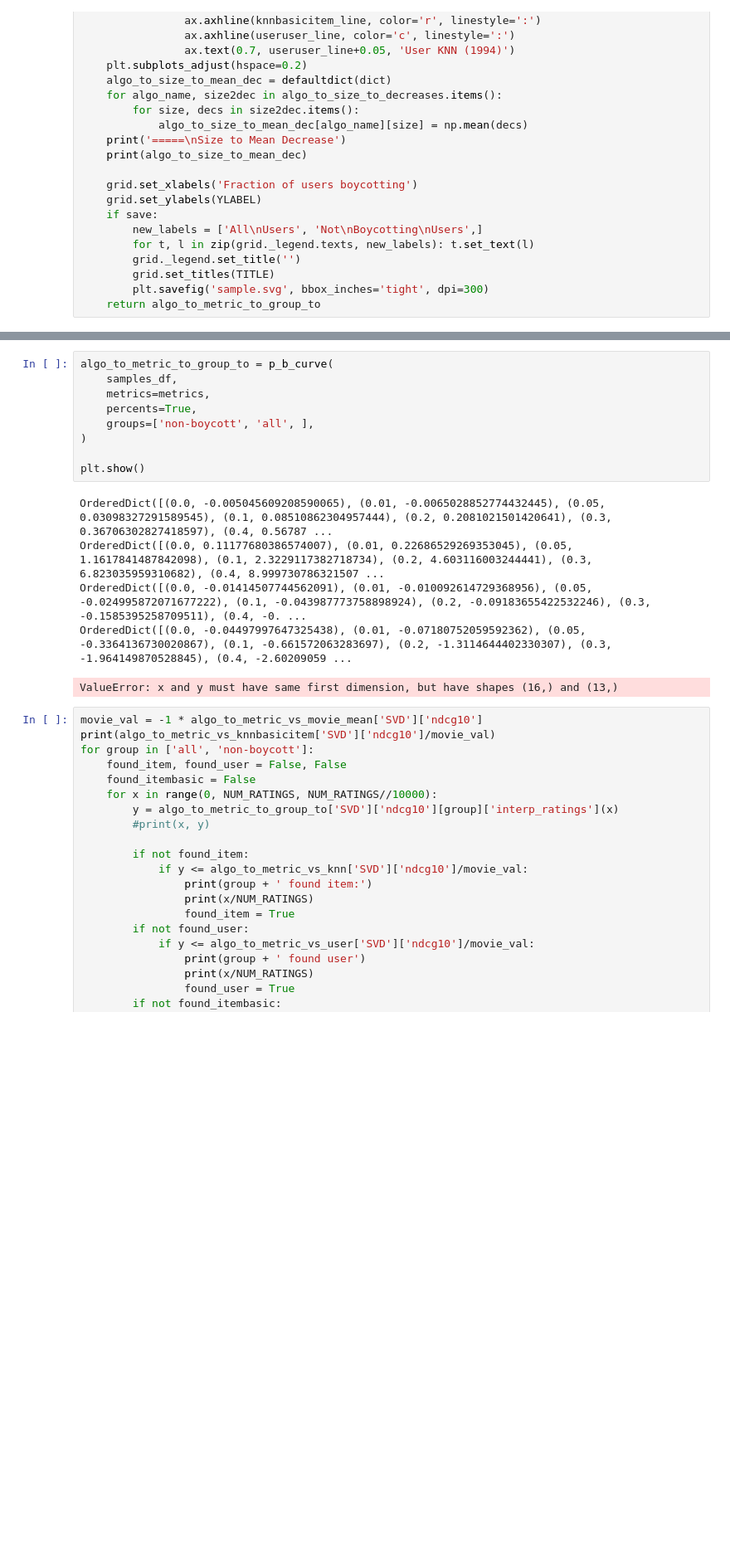
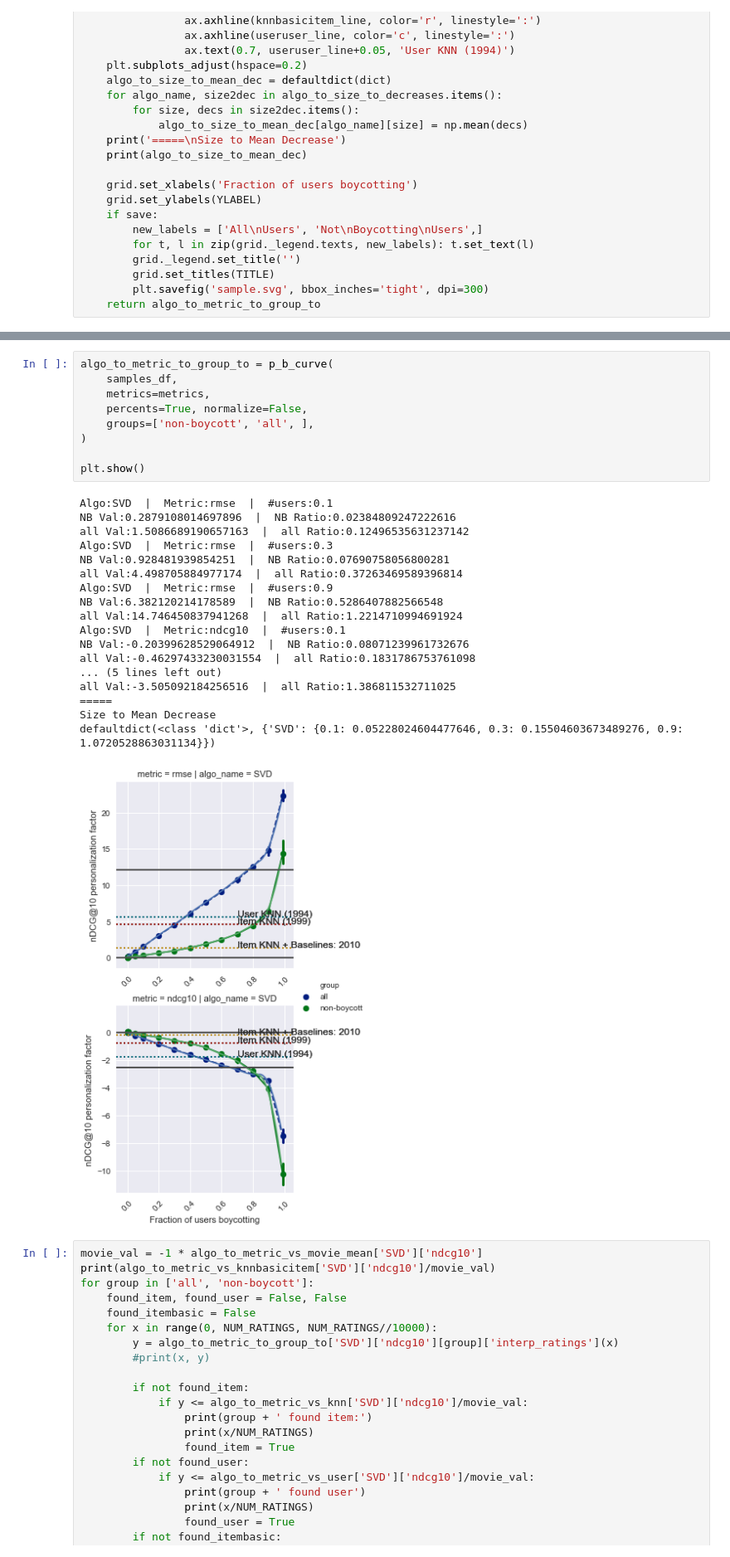
Before and after one commit to nickmvincent/surprise_sandbox, a Jupyter notebook: visualize-v03.ipynb, the cells around one changed output, grey strips where cells are left out. Shown at 83% size. Saved outputs shown, nothing was run; the diff lists cells and outputs as text; blank space fills up the shorter version.

```diff
--- a/visualize-v03.ipynb
+++ b/visualize-v03.ipynb
@@ -434,18 +437,31 @@ defaultdict(<class 'dict'>, {'SVD': {0.1: 6.331647001332858e-05, 0.3: 0.00022820
 # %%
 algo_to_metric_to_group_to = p_b_curve(
     samples_df,
     metrics=metrics,
-    percents=True,
+    percents=True, normalize=False,
     groups=['non-boycott', 'all', ],
 )
 
 plt.show()
 # %% [output]
-OrderedDict([(0.0, -0.005045609208590065), (0.01, -0.0065028852774432445), (0.05, 0.03098327291589545), (0.1, 0.08510862304957444), (0.2, 0.2081021501420641), (0.3, 0.36706302827418597), (0.4, 0.56787 ...
-OrderedDict([(0.0, 0.11177680386574007), (0.01, 0.22686529269353045), (0.05, 1.1617841487842098), (0.1, 2.3229117382718734), (0.2, 4.603116003244441), (0.3, 6.823035959310682), (0.4, 8.999730786321507 ...
-OrderedDict([(0.0, -0.01414507744562091), (0.01, -0.010092614729368956), (0.05, -0.024995872071677222), (0.1, -0.043987773758898924), (0.2, -0.09183655422532246), (0.3, -0.1585395258709511), (0.4, -0. ...
-OrderedDict([(0.0, -0.04497997647325438), (0.01, -0.07180752059592362), (0.05, -0.3364136730020867), (0.1, -0.661572063283697), (0.2, -1.3114644402330307), (0.3, -1.964149870528845), (0.4, -2.60209059 ...
+Algo:SVD  |  Metric:rmse  |  #users:0.1
+NB Val:0.2879108014697896  |  NB Ratio:0.02384809247222616
+all Val:1.5086689190657163  |  all Ratio:0.12496535631237142
+Algo:SVD  |  Metric:rmse  |  #users:0.3
+NB Val:0.928481939854251  |  NB Ratio:0.07690758056800281
+all Val:4.498705884977174  |  all Ratio:0.37263469589396814
+Algo:SVD  |  Metric:rmse  |  #users:0.9
+NB Val:6.382120214178589  |  NB Ratio:0.5286407882566548
+all Val:14.746450837941268  |  all Ratio:1.2214710994691924
+Algo:SVD  |  Metric:ndcg10  |  #users:0.1
+NB Val:-0.20399628529064912  |  NB Ratio:0.08071239961732676
+all Val:-0.46297433230031554  |  all Ratio:0.1831786753761098
+... (5 lines left out)
+all Val:-3.505092184256516  |  all Ratio:1.386811532711025
+=====
+Size to Mean Decrease
+defaultdict(<class 'dict'>, {'SVD': {0.1: 0.05228024604477646, 0.3: 0.15504603673489276, 0.9: 1.0720528863031134}})
-ValueError: x and y must have same first dimension, but have shapes (16,) and (13,)
+[figure, added]
 # %%
 movie_val = -1 * algo_to_metric_vs_movie_mean['SVD']['ndcg10']
 print(algo_to_metric_vs_knnbasicitem['SVD']['ndcg10']/movie_val)
```
Also changed, not shown: parts of 6 cells of this notebook, 10 other files.
